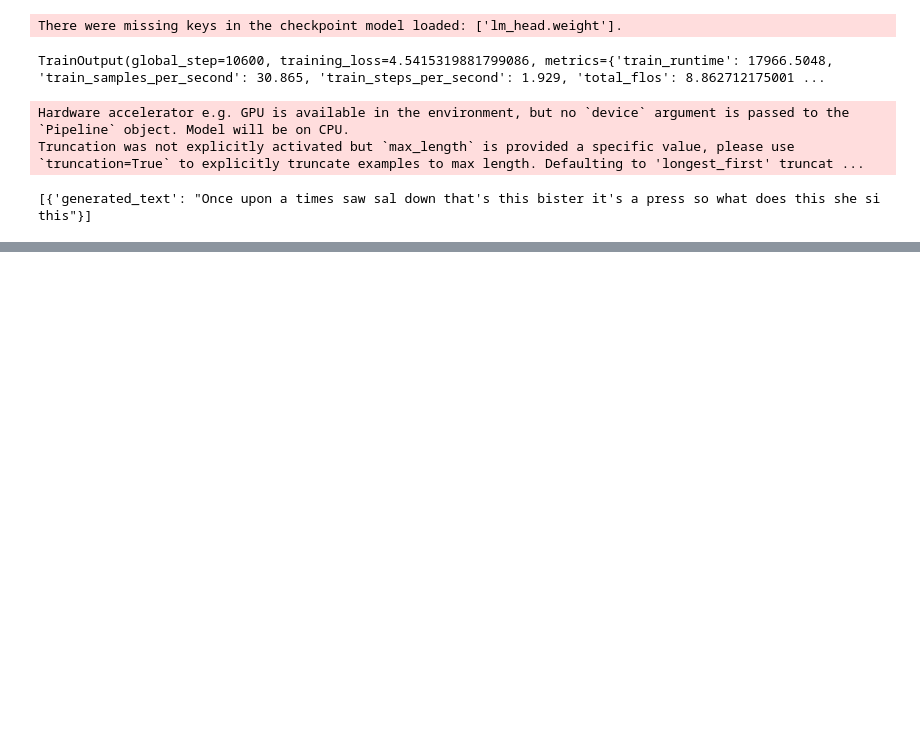
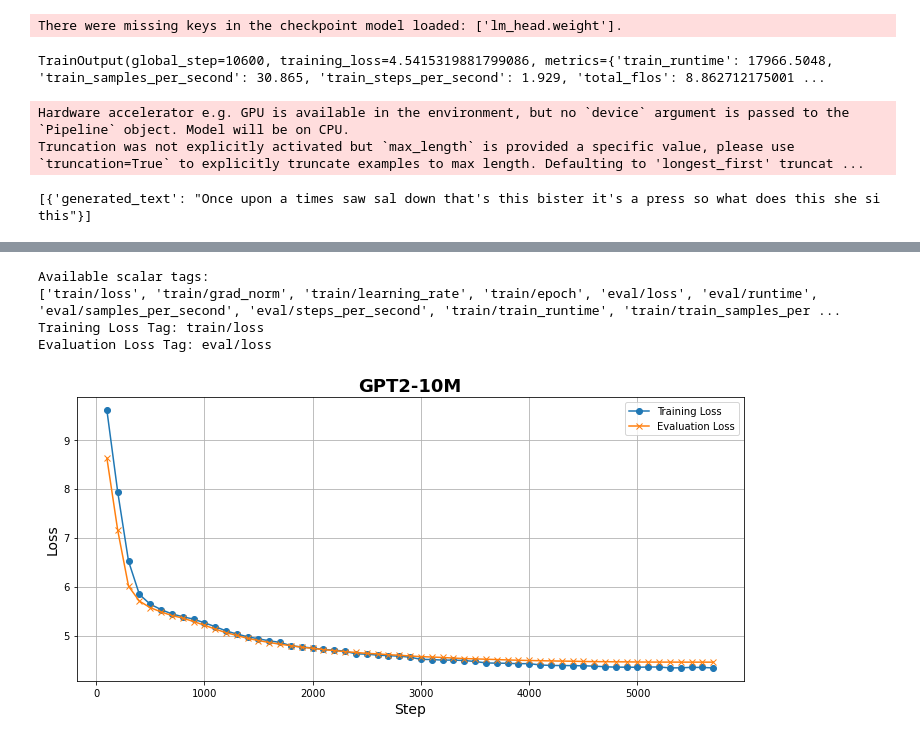
Before and after one commit to um-cap-lab/EMNLP-2025-submission, a Jupyter notebook: GPT2-small_training_script.ipynb, the cells around one changed output, grey strips where cells are left out. Cells and saved outputs as stored; diff of their text form; code cells hidden in the pictures; blank space fills up the shorter version.

Commit message:
Updated loss curve graphs.

```diff
--- a/GPT2-small_training_script.ipynb
+++ b/GPT2-small_training_script.ipynb
@@ -703,0 +356,62 @@ train/loss
+# %%
+from tensorboard.backend.event_processing.event_accumulator import EventAccumulator
+
+log_dir = './gpt2-small/logs'
+event_path = os.path.join(log_dir, 'events.out.tfevents.gpt2.10M')
+event_acc = EventAccumulator(event_path)
+event_acc.Reload()
+
+# list all scalar tags
+print("Available scalar tags:")
+print(event_acc.Tags()["scalars"])
+
+training_loss_tag = None
+evaluation_loss_tag = None
+possible_training_tags = ["loss", "train/loss", "training_loss"]
+possible_evaluation_tags = ["eval/loss", "validation_loss", "validation/loss"]
+
+# find the training loss tag
+for t in possible_training_tags:
+    if t in event_acc.Tags()["scalars"]:
+        training_loss_tag = t
+        print(f"Training Loss Tag: {training_loss_tag}")
+        break
+
+# find the evaluation loss tag
+for t in possible_evaluation_tags:
+    if t in event_acc.Tags()["scalars"]:
+        evaluation_loss_tag = t
+        print(f"Evaluation Loss Tag: {evaluation_loss_tag}")
+        break
+
+# ensure both tags were found
+assert training_loss_tag, f"Could not find expected training loss tag. Found: {event_acc.Tags()['scalars']}"
+assert evaluation_loss_tag, f"Could not find expected evaluation loss tag. Found: {event_acc.Tags()['scalars']}"
+
+# extract data for training loss
+train_events = event_acc.Scalars(training_loss_tag)
+train_steps = [e.step for e in train_events]
+train_values = [e.value for e in train_events]
+
+# extract data for evaluation loss
+eval_events = event_acc.Scalars(evaluation_loss_tag)
+eval_steps = [e.step for e in eval_events]
+eval_values = [e.value for e in eval_events]
+
+# plotting both training and evaluation loss
+plt.figure(figsize = (10, 5))
+plt.plot(train_steps, train_values, marker = "o", label = "Training Loss")
+plt.plot(eval_steps, eval_values, marker = "x", label = "Evaluation Loss")
+plt.xlabel("Step", fontsize = 14)
+plt.ylabel("Loss", fontsize = 14)
+plt.title("GPT2-10M", fontsize = 18, weight = 'bold')
+plt.grid(True)
+plt.legend()
+plt.tight_layout()
+plt.show()
+# %% [output]
+Available scalar tags:
+['train/loss', 'train/grad_norm', 'train/learning_rate', 'train/epoch', 'eval/loss', 'eval/runtime', 'eval/samples_per_second', 'eval/steps_per_second', 'train/train_runtime', 'train/train_samples_per ...
+Training Loss Tag: train/loss
+Evaluation Loss Tag: eval/loss
+[figure, added]
```
Also changed, not shown: parts of 10 cells of this notebook.
